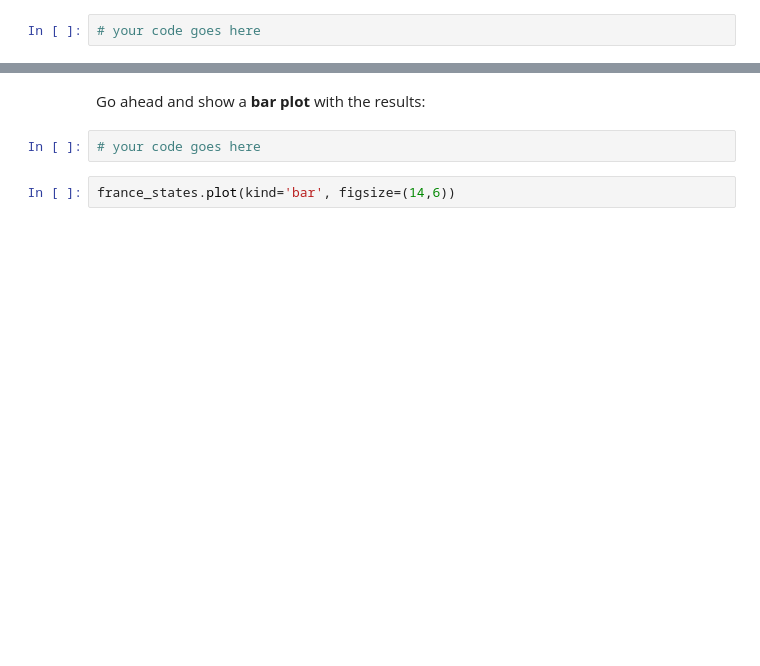
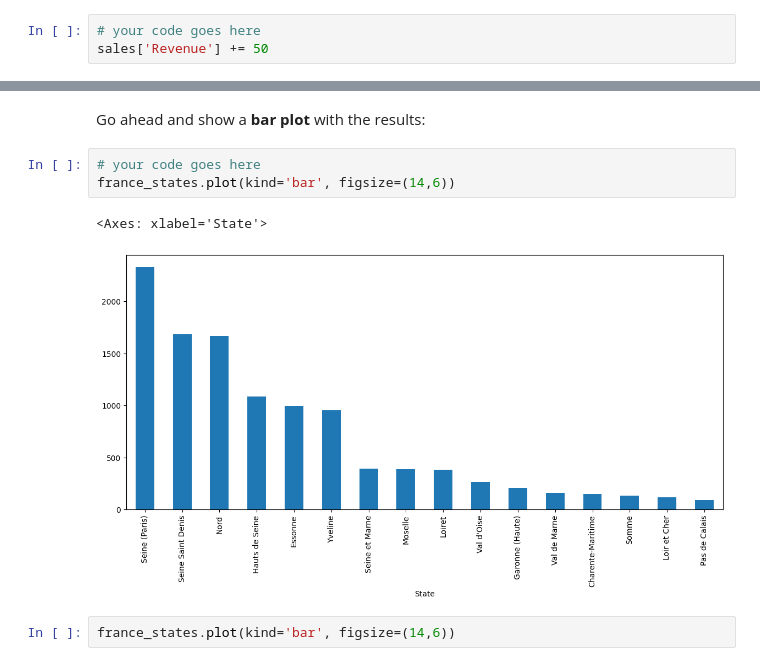
Before and after one commit to manuemp/PandasFreeCodeCamp, a Jupyter notebook: Exercises_1.ipynb, the cells around one changed output, grey strips where cells are left out. Cells and saved outputs as stored; diff of their text form; blank space fills up the shorter version.

```diff
--- a/Exercises_1.ipynb
+++ b/Exercises_1.ipynb
@@ -375,6 +380,7 @@ sales['Calculated_Date'].value_counts().plot(kind='line', figsize=(14,6))
 ### Increase 50 U$S revenue to every sale
 # %%
 # your code goes here
+sales['Revenue'] += 50
 # %%
 #sales['Revenue'] = sales['Revenue'] + 50
 
@@ -411,6 +467,10 @@ france_states
 Go ahead and show a <b>bar plot</b> with the results:
 # %%
 # your code goes here
+france_states.plot(kind='bar', figsize=(14,6))
+# %% [output]
+<Axes: xlabel='State'>
+[figure, added]
 # %%
 france_states.plot(kind='bar', figsize=(14,6))
 # %% [markdown]
```
Also changed, not shown: parts of 32 cells of this notebook.
